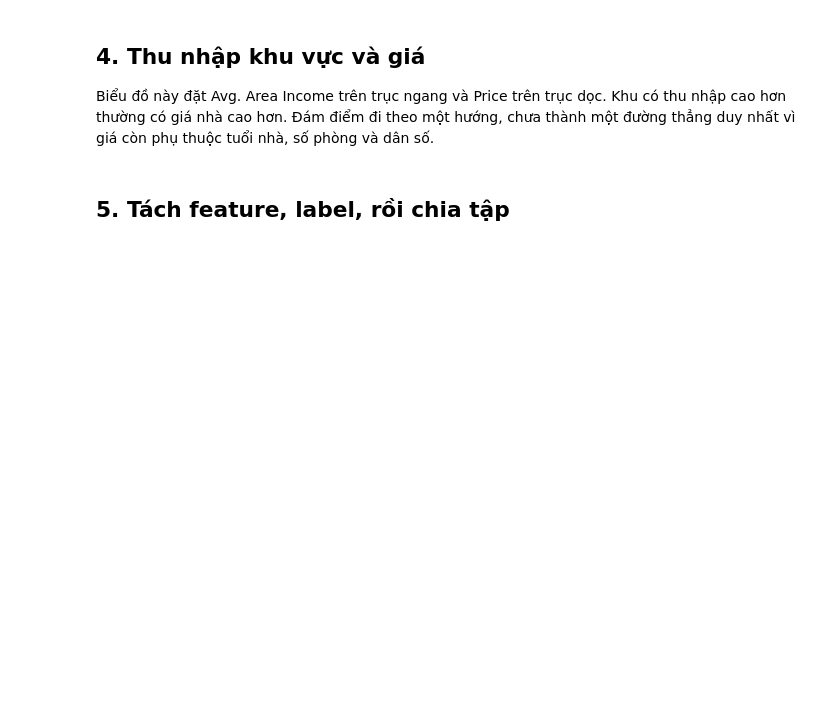
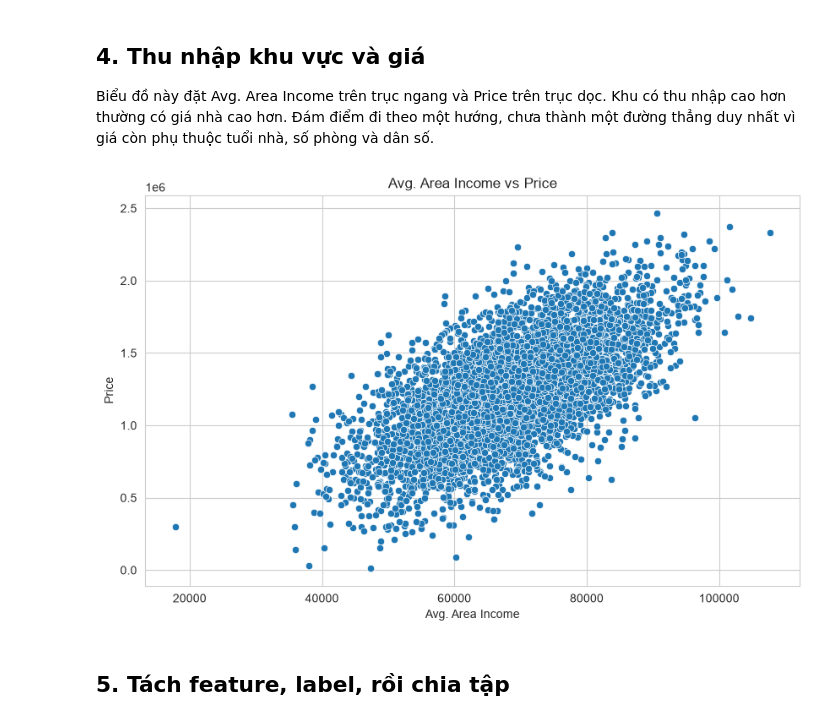
Before and after one commit to dangkhoanice/Practice, a Jupyter notebook: Linear Regression & Logistic Regession/Practice/01_LN_USA_Housing.ipynb, the cells around one changed output. Saved outputs shown, nothing was run; the diff lists cells and outputs as text; code cells hidden in the pictures; blank space fills up the shorter version.

```diff
--- a/Linear Regression & Logistic Regession/Practice/01_LN_USA_Housing.ipynb
+++ b/Linear Regression & Logistic Regession/Practice/01_LN_USA_Housing.ipynb
@@ -21,7 +21,7 @@ from sklearn.linear_model import LinearRegression
 from sklearn.model_selection import train_test_split
 from sklearn.metrics import mean_squared_error, r2_score
 
-df = pd.read_csv("data/USA_Housing.csv")
+df = pd.read_csv("../data/USA_Housing.csv")
 df.head()
 # %% [output]
 |  | Avg. Area Income | Avg. Area House Age | Avg. Area Number of Rooms | Avg. Area Number of Bedrooms | Area Population | ... |
@@ -67,0 +61,3 @@ Address là chữ, mỗi căn một địa chỉ khác nhau. Linear Regression c
+# %%
+df = df.drop(columns=["Address"])
+df.head()
@@ -69,5 +72,13 @@ Address là chữ, mỗi căn một địa chỉ khác nhau. Linear Regression c
 ## 4. Thu nhập khu vực và giá
 
 Biểu đồ này đặt Avg. Area Income trên trục ngang và Price trên trục dọc. Khu có thu nhập cao hơn thường có giá nhà cao hơn. Đám điểm đi theo một hướng, chưa thành một đường thẳng duy nhất vì giá còn phụ thuộc tuổi nhà, số phòng và dân số.
+# %%
+sns.set_style("whitegrid")
+plt.figure(figsize=(10, 6))
+sns.scatterplot(data=df, x="Avg. Area Income", y="Price")
+plt.title("Avg. Area Income vs Price")
+plt.show()
+# %% [output]
+[figure, added]
 # %% [markdown]
 ## 5. Tách feature, label, rồi chia tập
```
Also changed, not shown: parts of 12 cells of this notebook, 8 other files.
